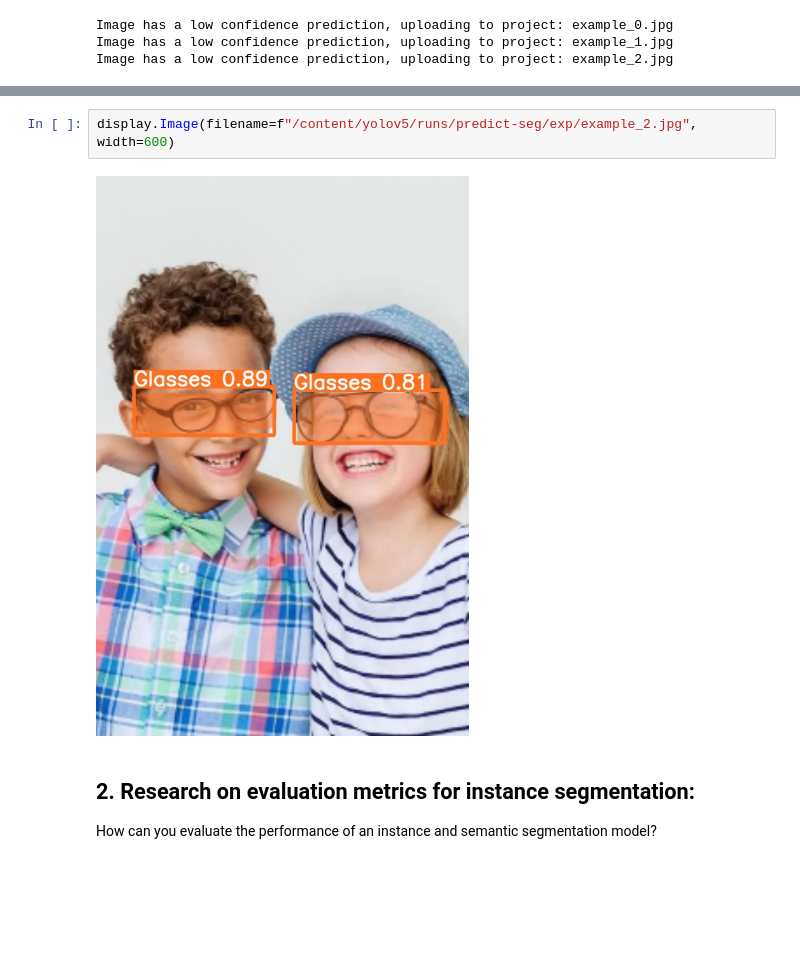
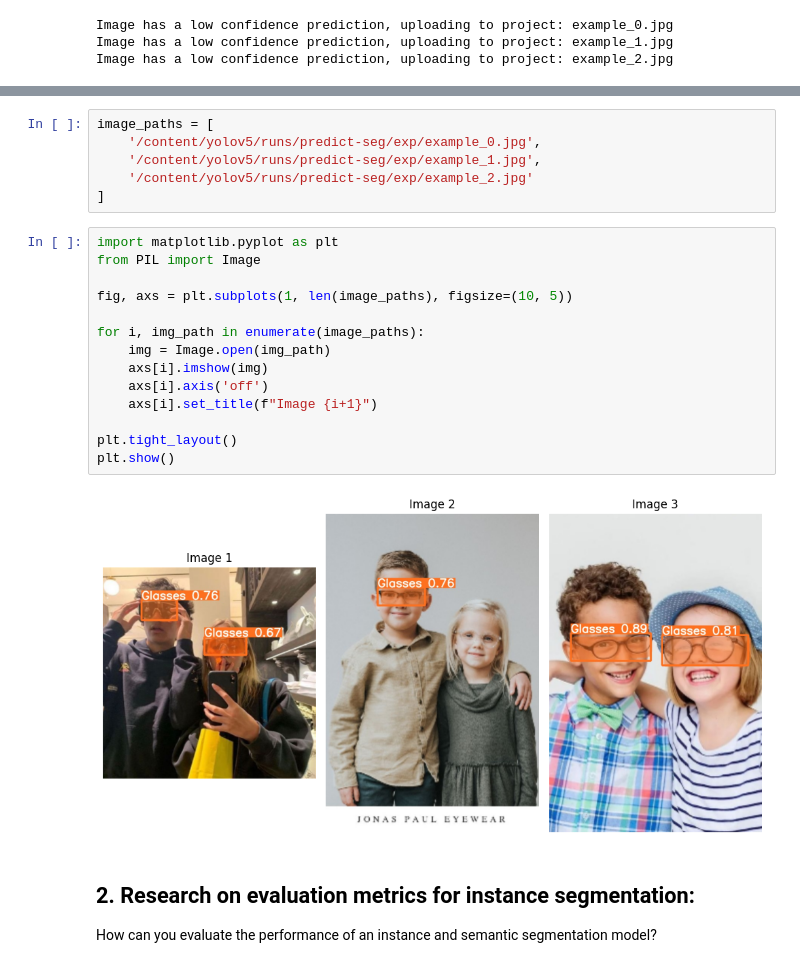
Before and after one commit to tmaiecnj/CPE-313, a Jupyter notebook: Hands-on Activity 4.3 - Instance Segmentation on Custom Dataset.ipynb, the cells around one changed output, grey strips where cells are left out. Drawn from its saved outputs; the diff is of its cells as text; blank space fills up the shorter version.

```diff
--- a/Hands-on Activity 4.3 - Instance Segmentation on Custom Dataset.ipynb
+++ b/Hands-on Activity 4.3 - Instance Segmentation on Custom Dataset.ipynb
@@ -674,7 +667,25 @@ display.Image(filename=f"/content/yolov5/runs/predict-seg/exp/example_1.jpg", wi
-# %%
-display.Image(filename=f"/content/yolov5/runs/predict-seg/exp/example_2.jpg", width=600)
-# %% [output]
-[figure, removed]
+# %%
+image_paths = [
+    '/content/yolov5/runs/predict-seg/exp/example_0.jpg',
+    '/content/yolov5/runs/predict-seg/exp/example_1.jpg',
+    '/content/yolov5/runs/predict-seg/exp/example_2.jpg'
+]
+# %%
+import matplotlib.pyplot as plt
+from PIL import Image
+
+fig, axs = plt.subplots(1, len(image_paths), figsize=(10, 5))
+
+for i, img_path in enumerate(image_paths):
+    img = Image.open(img_path)
+    axs[i].imshow(img)
+    axs[i].axis('off')
+    axs[i].set_title(f"Image {i+1}")
+
+plt.tight_layout()
+plt.show()
+# %% [output]
+[figure, added]
 # %% [markdown]
 ## 2. Research on evaluation metrics for instance segmentation:
 
```
Also changed, not shown: parts of 9 cells of this notebook.
